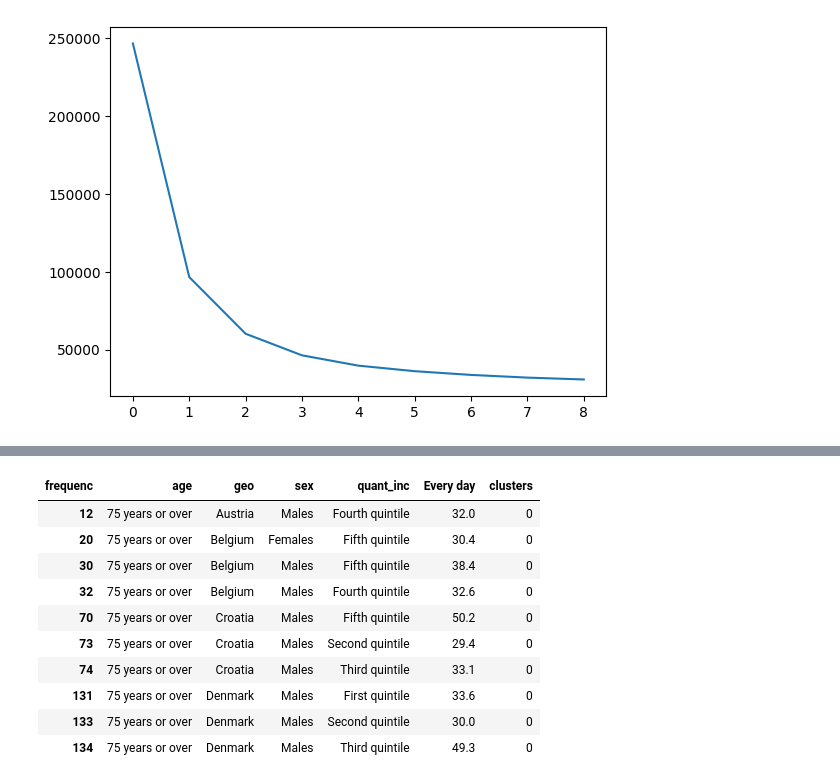
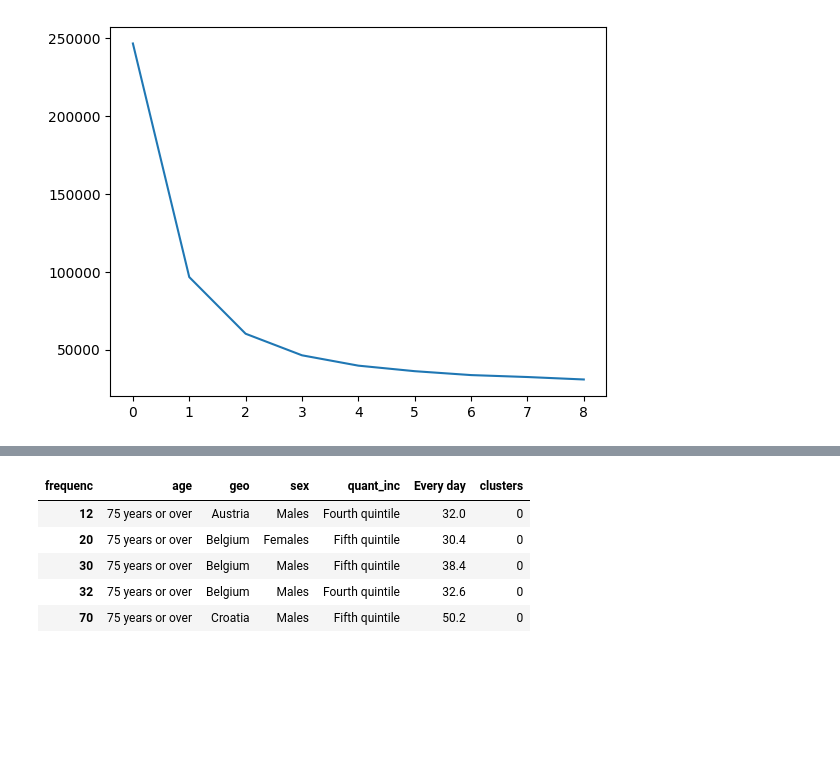
Before and after one commit to imhlas/datascience-miniproject, a Jupyter notebook: data/income_analysis.ipynb, the cells around one changed output, grey strips where cells are left out. Drawn from its saved outputs; the diff is of its cells as text; code cells hidden in the pictures; blank space fills up the shorter version.

```diff
--- a/data/income_analysis.ipynb
+++ b/data/income_analysis.ipynb
@@ -62,21 +62,16 @@ income_data_with_clusters.head()
 # %%
 income_data_clust_0 = income_data_with_clusters[income_data_with_clusters['clusters'] == 0 ]
 income_data_clust_1 = income_data_with_clusters[income_data_with_clusters['clusters'] == 1 ]
 income_data_clust_2 = income_data_with_clusters[income_data_with_clusters['clusters'] == 2 ]
 
-income_data_clust_0.head(10)
+income_data_clust_0.head()
 # %% [output]
 | frequenc | age | geo | sex | quant_inc | Every day | clusters |
 | 12 | 75 years or over | Austria | Males | Fourth quintile | 32.0 | 0 |
 | 20 | 75 years or over | Belgium | Females | Fifth quintile | 30.4 | 0 |
 | 30 | 75 years or over | Belgium | Males | Fifth quintile | 38.4 | 0 |
 | 32 | 75 years or over | Belgium | Males | Fourth quintile | 32.6 | 0 |
 | 70 | 75 years or over | Croatia | Males | Fifth quintile | 50.2 | 0 |
-| 73 | 75 years or over | Croatia | Males | Second quintile | 29.4 | 0 |
-| 74 | 75 years or over | Croatia | Males | Third quintile | 33.1 | 0 |
-| 131 | 75 years or over | Denmark | Males | First quintile | 33.6 | 0 |
-| 133 | 75 years or over | Denmark | Males | Second quintile | 30.0 | 0 |
-| 134 | 75 years or over | Denmark | Males | Third quintile | 49.3 | 0 |
 # %%
 import seaborn as sns
 
```
Also changed, not shown: parts of 6 cells of this notebook.
